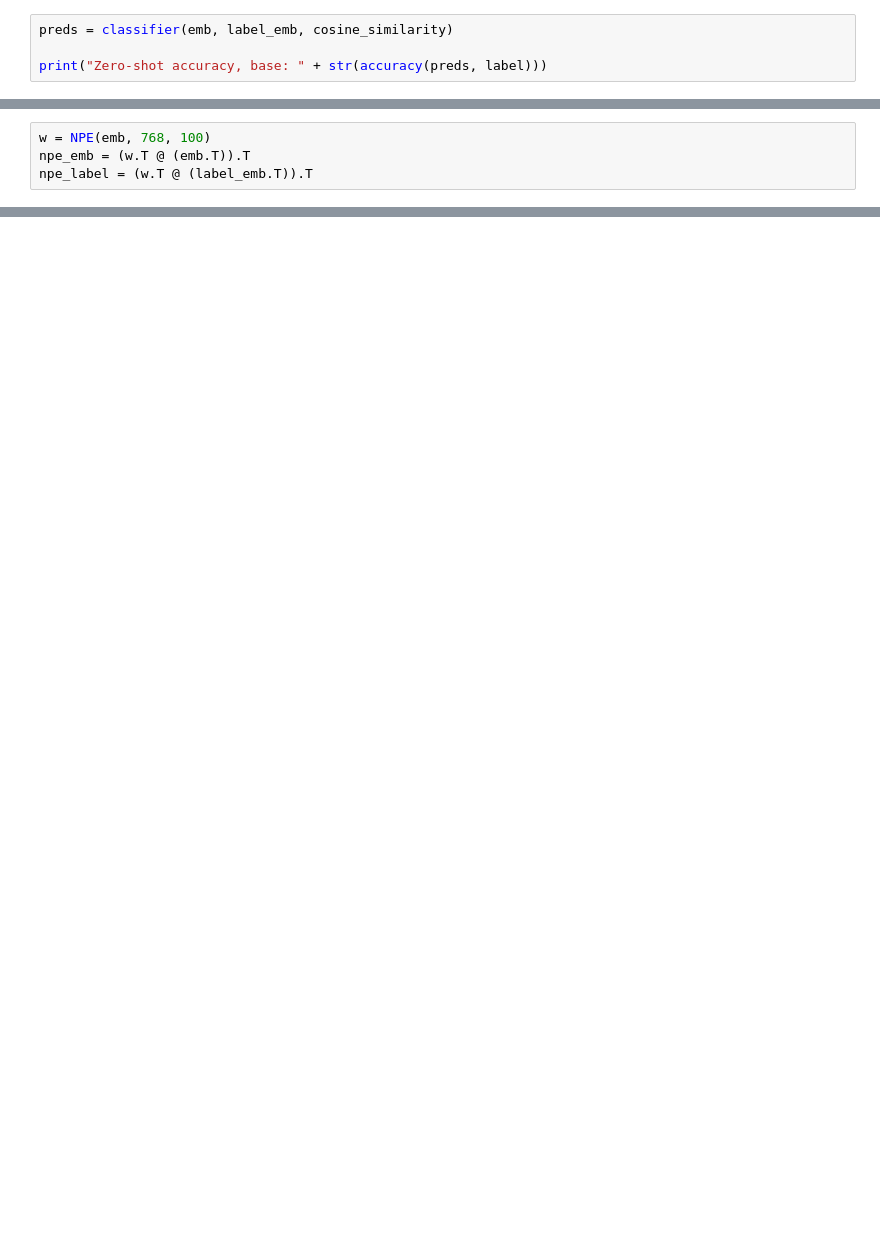
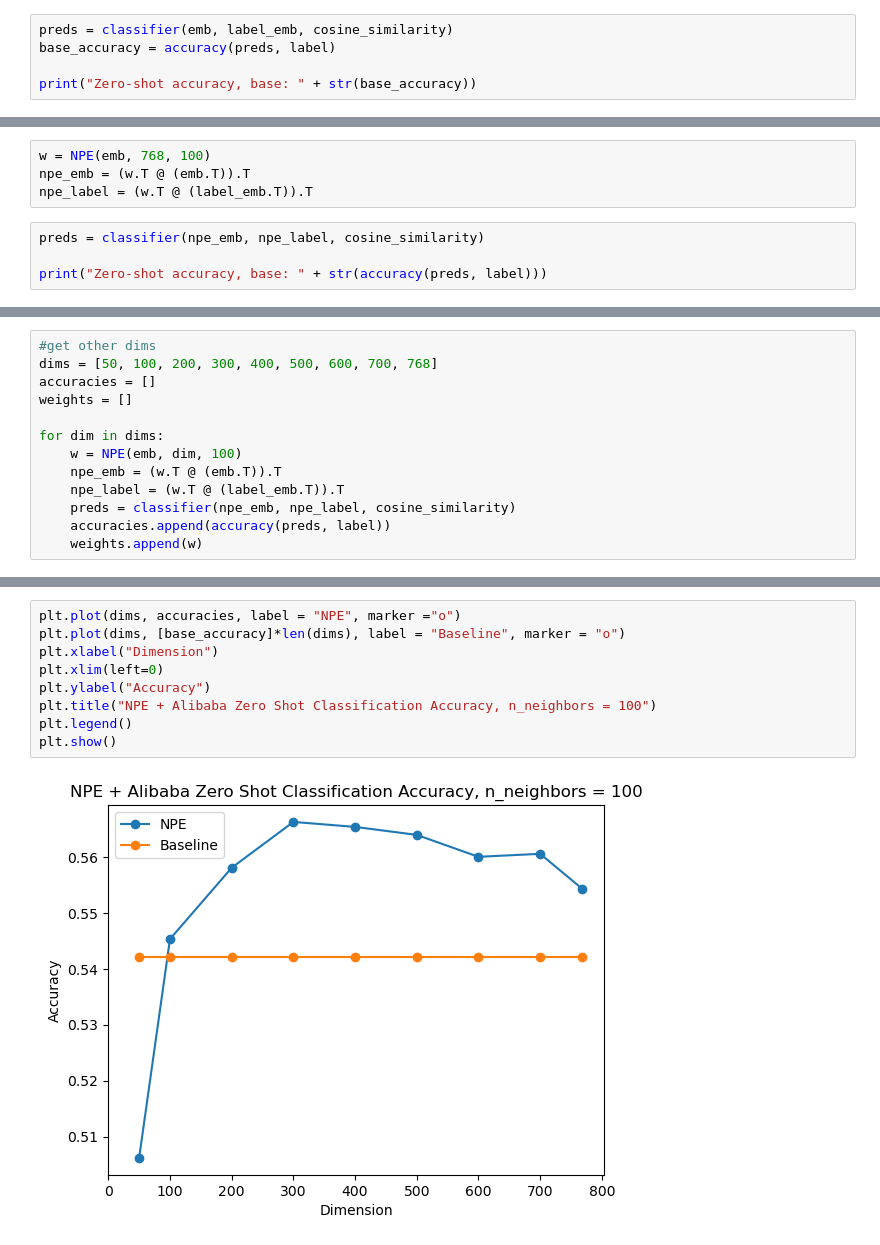
Before and after one commit to albjan/word-embedding-geometry, a Jupyter notebook: classifier.ipynb, the cells around one changed output, grey strips where cells are left out. Saved outputs shown, nothing was run; the diff lists cells and outputs as text; blank space fills up the shorter version.

```diff
--- a/classifier.ipynb
+++ b/classifier.ipynb
@@ -29,6 +32,7 @@ def euclidian_metric(x_i, x_j):
     return np.sqrt(np.sum(np.square(x_i - x_j), axis=-1))
 # %%
 preds = classifier(emb, label_emb, cosine_similarity)
+base_accuracy = accuracy(preds, label)
 
-print("Zero-shot accuracy, base: " + str(accuracy(preds, label)))
+print("Zero-shot accuracy, base: " + str(base_accuracy))
 # %% [output]
@@ -76,3 +79,7 @@ def NPE(X, k, n_neighbors):
 w = NPE(emb, 768, 100)
 npe_emb = (w.T @ (emb.T)).T
 npe_label = (w.T @ (label_emb.T)).T
+# %%
+preds = classifier(npe_emb, npe_label, cosine_similarity)
+
+print("Zero-shot accuracy, base: " + str(accuracy(preds, label)))
@@ -78,0 +88,13 @@ npe_label = (w.T @ (label_emb.T)).T
+# %%
+#get other dims
+dims = [50, 100, 200, 300, 400, 500, 600, 700, 768]
+accuracies = []
+weights = []
+
+for dim in dims:
+    w = NPE(emb, dim, 100)
+    npe_emb = (w.T @ (emb.T)).T
+    npe_label = (w.T @ (label_emb.T)).T
+    preds = classifier(npe_emb, npe_label, cosine_similarity)
+    accuracies.append(accuracy(preds, label))
+    weights.append(w)
@@ -78,0 +111,11 @@ npe_label = (w.T @ (label_emb.T)).T
+# %%
+plt.plot(dims, accuracies, label = "NPE", marker ="o")
+plt.plot(dims, [base_accuracy]*len(dims), label = "Baseline", marker = "o")
+plt.xlabel("Dimension")
+plt.xlim(left=0)
+plt.ylabel("Accuracy")
+plt.title("NPE + Alibaba Zero Shot Classification Accuracy, n_neighbors = 100")
+plt.legend()
+plt.show()
+# %% [output]
+[figure, added]
```
Also changed, not shown: parts of 9 cells of this notebook.
